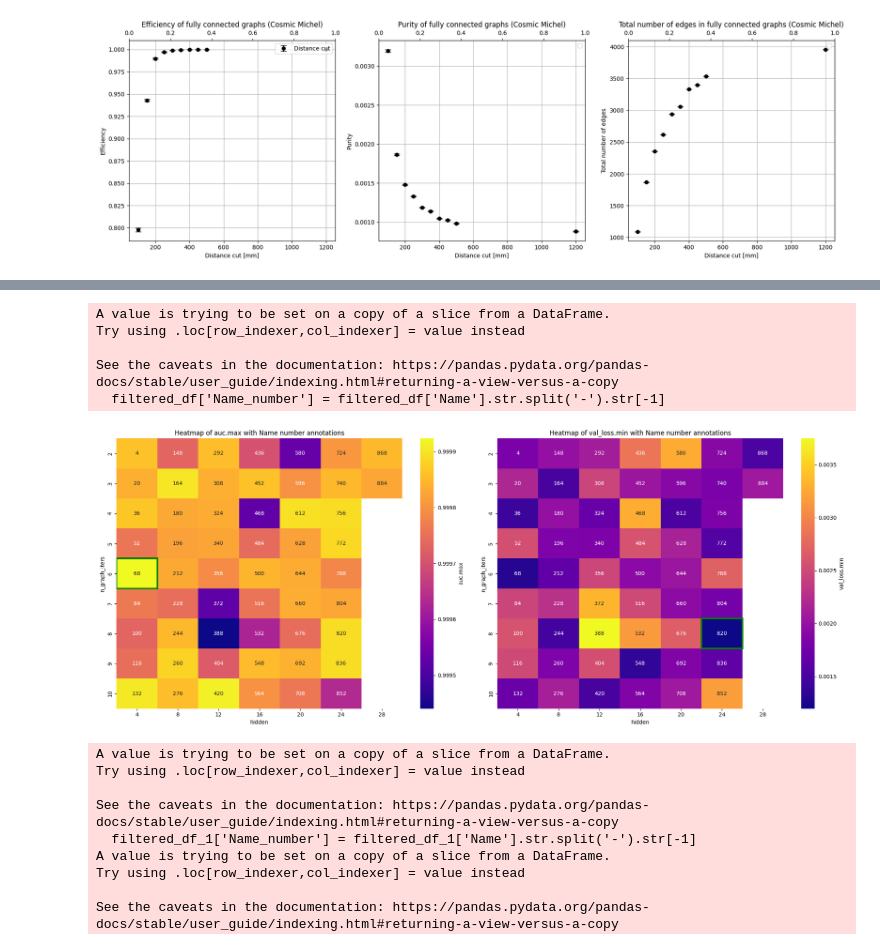
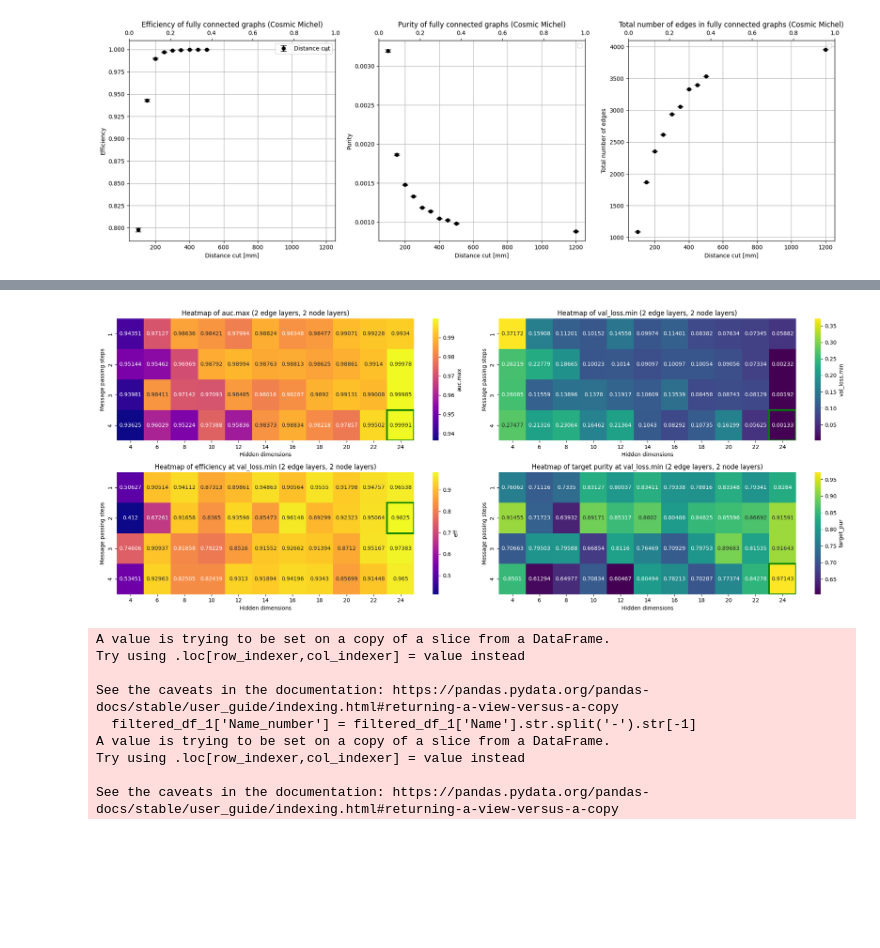
Before and after one commit to sdittmeier/Mu3eCosmicGNN, a Jupyter notebook: examples/Cosmic_GNN/visualization.ipynb, the cells around one changed output, grey strips where cells are left out. Saved outputs shown, nothing was run; the diff lists cells and outputs as text; code cells hidden in the pictures; blank space fills up the shorter version.

```diff
--- a/examples/Cosmic_GNN/visualization.ipynb
+++ b/examples/Cosmic_GNN/visualization.ipynb
@@ -1218,10 +1218,10 @@ import pandas as pd
 import numpy as np
 
 sweep_df = pd.read_csv('/home/mue/karres/git/Mu3eCosmicGNN/examples/Cosmic_GNN/sweep_results.csv')
-drop = np.array([1,2,3,4,10,12])
-sweep_df = sweep_df.drop(sweep_df.columns[drop], axis=1)
-drop = np.array([7,9,10,11,12,13,15,16])
-sweep_df = sweep_df.drop(sweep_df.columns[drop], axis=1)
+#drop = np.array([1,2,3,4,10,12])
+#sweep_df = sweep_df.drop(sweep_df.columns[drop], axis=1)
+#drop = np.array([7,9,10,11,12,13,15,16])
+#sweep_df = sweep_df.drop(sweep_df.columns[drop], axis=1)
 
 sweep_df_val_sorted = sweep_df.sort_values(by='val_loss.min', ascending=True)
 sweep_df_pur_sorted = sweep_df.sort_values(by='target_pur', ascending=False)
@@ -1282,8 +1282,8 @@ axs[0,0].legend()
 axs[0,1].set_xlabel('val_loss.min')
 axs[0,1].set_ylabel('target_pur')
 axs[0,1].set_title('val_loss.min vs target_pur (best models)')
-axs[0,1].set_xlim(0.0009, 0.002)
-axs[0,1].set_ylim(0.99985, 0.99995)
+axs[0,1].set_xlim(0, 0.003)
+axs[0,1].set_ylim(0.9998, 1)
 axs[0,1].grid(True)
 
 axs[0,1].scatter(best10_pur['val_loss.min'], best10_pur['auc.max'], marker=3, s=100, linewidths=5, color='red', label='Best 10 models by target_pur')
@@ -1312,8 +1312,8 @@ axs[1,0].legend()
 axs[1,1].set_xlabel('target_pur')
 axs[1,1].set_ylabel('eff')
 axs[1,1].set_title('target_pur vs eff (best models)')
-axs[1,1].set_xlim(0.95, 0.98)
-axs[1,1].set_ylim(0.94, 1)
+axs[1,1].set_xlim(0.91, 0.98)
+axs[1,1].set_ylim(0.96, 0.99)
 axs[1,1].grid(True)
 
 axs[1,1].scatter(best10_pur['target_pur'], best10_pur['eff'], marker=3, s=100, linewidths=5, color='red', label='Best 10 models by target_pur')
@@ -1377,55 +1366,80 @@ import matplotlib.pyplot as plt
 import numpy as np
 
 # Step 1: Filter the DataFrame
-filtered_df = sweep_df[(sweep_df['nb_edge_layer'] == 1) & (sweep_df['nb_node_layer'] == 4)]
+filtered_df = sweep_df[(sweep_df['nb_edge_layer'] == 2) & (sweep_df['nb_node_layer'] == 2)]
 filtered_df['Name_number'] = filtered_df['Name'].str.split('-').str[-1]
 
 # Step 2: Pivot the DataFrame for 'auc.max', 'val_loss.min', and 'Name_number'
 pivot_auc = filtered_df.pivot(index='n_graph_iters', columns='hidden', values='auc.max')
 pivot_val_loss = filtered_df.pivot(index='n_graph_iters', columns='hidden', values='val_loss.min')
 pivot_name_number = filtered_df.pivot(index='n_graph_iters', columns='hidden', values='Name_number')
+pivot_eff = filtered_df.pivot(index='n_graph_iters', columns='hidden', values='eff')
+pivot_target_pur = filtered_df.pivot(index='n_graph_iters', columns='hidden', values='target_pur')
 
 # Step 3: Create the figure and the two heatmaps side by side
-fig, axes = plt.subplots(1, 2, figsize=(20, 8))
+fig, axes = plt.subplots(2, 2, figsize=(20, 8))
 
 # Heatmap 1: auc.max with Name annotations and max value highlighted
-ax1 = sns.heatmap(pivot_auc, annot=pivot_name_number, fmt='', cmap='plasma', cbar_kws={'label': 'auc.max'}, ax=axes[0])
+#ax1 = sns.heatmap(pivot_auc, annot=pivot_name_number, fmt='', cmap='plasma', cbar_kws={'label': 'auc.max'}, ax=axes[0])
+axes[0,0] = sns.heatmap(pivot_auc, annot=round(pivot_auc,5), fmt='', cmap='plasma', cbar_kws={'label': 'auc.max'}, ax=axes[0,0])
 
 # Find the location of the maximum auc.max value
 max_idx_auc = np.unravel_index(np.nanargmax(pivot_auc.values), pivot_auc.shape)
 
 # Highlight the cell with the highest auc.max value
-ax1.add_patch(plt.Rectangle((max_idx_auc[1], max_idx_auc[0]), 1, 1, fill=False, edgecolor='green', lw=3))
+axes[0,0].add_patch(plt.Rectangle((max_idx_auc[1], max_idx_auc[0]), 1, 1, fill=False, edgecolor='green', lw=3))
 
 # Set titles and labels for the first heatmap
-axes[0].set_title('Heatmap of auc.max with Name number annotations')
-axes[0].set_xlabel('hidden')
-axes[0].set_ylabel('n_graph_iters')
+axes[0,0].set_title('Heatmap of auc.max (2 edge layers, 2 node layers)')
+axes[0,0].set_xlabel('Hidden dimensions')
+axes[0,0].set_ylabel('Message passing steps')
 
 # Heatmap 2: val_loss.min with Name annotations and min value highlighted
-ax2 = sns.heatmap(pivot_val_loss, annot=pivot_name_number, fmt='', cmap='plasma', cbar_kws={'label': 'val_loss.min'}, ax=axes[1])
+#ax2 = sns.heatmap(pivot_val_loss, annot=pivot_name_number, fmt='', cmap='plasma', cbar_kws={'label': 'val_loss.min'}, ax=axes[1])
+axes[0,1] = sns.heatmap(pivot_val_loss, annot=round(pivot_val_loss,5), fmt='', cmap='viridis', cbar_kws={'label': 'val_loss.min'}, ax=axes[0,1])
 
 # Find the location of the minimum val_loss.min value
 min_idx_val_loss = np.unravel_index(np.nanargmin(pivot_val_loss.values), pivot_val_loss.shape)
 
 # Highlight the cell with the lowest val_loss.min value
-ax2.add_patch(plt.Rectangle((min_idx_val_loss[1], min_idx_val_loss[0]), 1, 1, fill=False, edgecolor='green', lw=3))
+axes[0,1].add_patch(plt.Rectangle((min_idx_val_loss[1], min_idx_val_loss[0]), 1, 1, fill=False, edgecolor='green', lw=3))
 
 # Set titles and labels for the second heatmap
-axes[1].set_title('Heatmap of val_loss.min with Name number annotations')
-axes[1].set_xlabel('hidden')
-axes[1].set_ylabel('n_graph_iters')
+axes[0,1].set_title('Heatmap of val_loss.min (2 edge layers, 2 node layers)')
+axes[0,1].set_xlabel('Hidden dimensions')
+axes[0,1].set_ylabel('Message passing steps')
+
+#Eff pur
+axes[1,0] = sns.heatmap(pivot_eff, annot=round(pivot_eff,5), fmt='', cmap='plasma', cbar_kws={'label': 'eff'}, ax=axes[1,0])
+
+# Find the location of the maximum auc.max value
+max_idx_eff = np.unravel_index(np.nanargmax(pivot_eff.values), pivot_eff.shape)
+
+# Highlight the cell with the highest auc.max value
+axes[1,0].add_patch(plt.Rectangle((max_idx_eff[1], max_idx_eff[0]), 1, 1, fill=False, edgecolor='green', lw=3))
+
+# Set titles and labels for the first heatmap
+axes[1,0].set_title('Heatmap of efficiency at val_loss.min (2 edge layers, 2 node layers)')
+axes[1,0].set_xlabel('Hidden dimensions')
+axes[1,0].set_ylabel('Message passing steps')
+
+# Heatmap 2: val_loss.min with Name annotations and min value highlighted
+#axes[1,1] = sns.heatmap(pivot_target_pur, annot=pivot_name_number, fmt='', cmap='plasma', cbar_kws={'label': 'target_pur'}, ax=axes[1,1])
+axes[1,1] = sns.heatmap(pivot_target_pur, annot=round(pivot_target_pur,5), fmt='', cmap='viridis', cbar_kws={'label': 'target_pur'}, ax=axes[1,1])
+max_idx_target_pur = np.unravel_index(np.nanargmax(pivot_target_pur.values), pivot_target_pur.shape)
+axes[1,1].add_patch(plt.Rectangle((max_idx_target_pur[1], max_idx_target_pur[0]), 1, 1, fill=False, edgecolor='green', lw=3))
+
+# Set titles and labels for the second heatmap
+axes[1,1].set_title('Heatmap of target purity at val_loss.min (2 edge layers, 2 node layers)')
+axes[1,1].set_xlabel('Hidden dimensions')
+axes[1,1].set_ylabel('Message passing steps')
 
 # Adjust layout
 plt.tight_layout()
+plt.savefig('/home/mue/karres/git/Mu3eCosmicGNN/examples/Cosmic_GNN/control_plots/heatmap_auc_val_eff_pur.png', dpi=400)
 plt.show()
 # %% [output]
-A value is trying to be set on a copy of a slice from a DataFrame.
-Try using .loc[row_indexer,col_indexer] = value instead
-
-See the caveats in the documentation: https://pandas.pydata.org/pandas-docs/stable/user_guide/indexing.html#returning-a-view-versus-a-copy
-  filtered_df['Name_number'] = filtered_df['Name'].str.split('-').str[-1]
-[figure, old version]
+[figure, new version]
 # %%
 import pandas as pd
 import seaborn as sns
```
Also changed, not shown: parts of 8 cells of this notebook, 2 other files.
